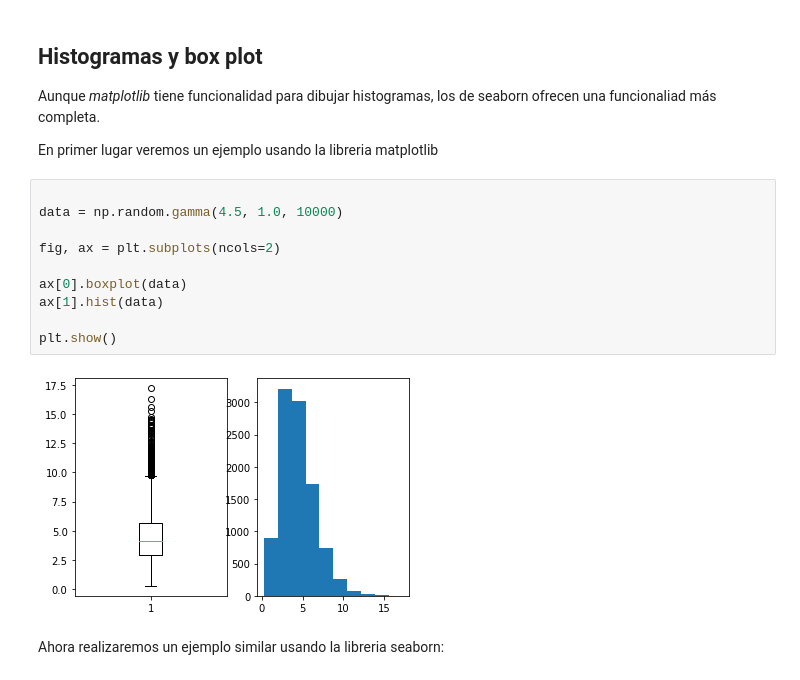
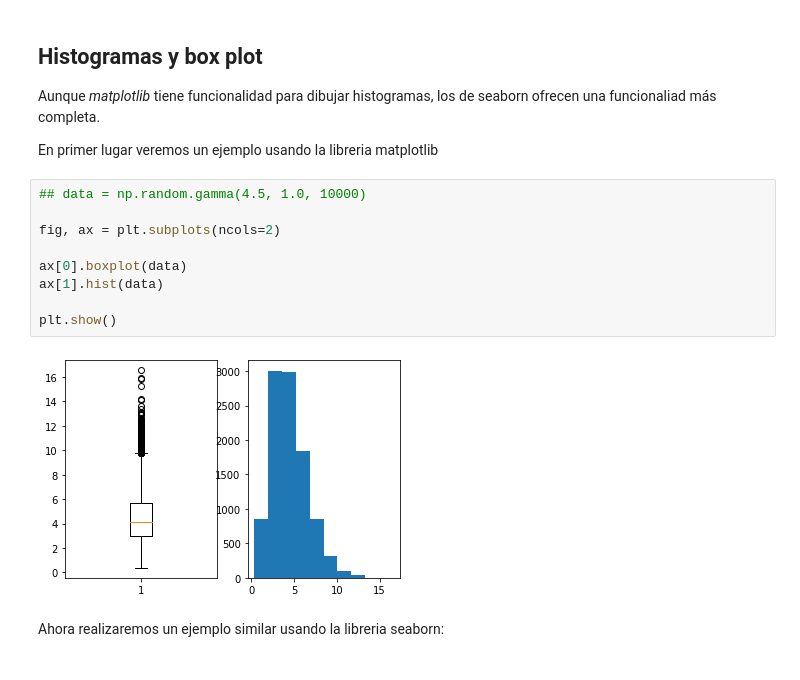
Before and after one commit to bmalcover/MADM2019, a Jupyter notebook: M2_2_Visualización_de_datos.ipynb, the cells around one changed output. Drawn from its saved outputs; the diff is of its cells as text.

```diff
--- a/M2_2_Visualización_de_datos.ipynb
+++ b/M2_2_Visualización_de_datos.ipynb
@@ -191,17 +176,16 @@ Aunque *matplotlib* tiene funcionalidad para dibujar histogramas, los de seaborn
 
 En primer lugar veremos un ejemplo usando la libreria matplotlib
 # %%
-
-data = np.random.gamma(4.5, 1.0, 10000)
+## data = np.random.gamma(4.5, 1.0, 10000)
 
 fig, ax = plt.subplots(ncols=2)
 
 ax[0].boxplot(data)
 ax[1].hist(data)
 
 plt.show()
 # %% [output]
-[figure, old version]
+[figure, new version]
 # %% [markdown]
 Ahora realizaremos un ejemplo similar usando la libreria seaborn:
 # %%
```
Also changed, not shown: parts of 22 cells of this notebook, 1 other file.
